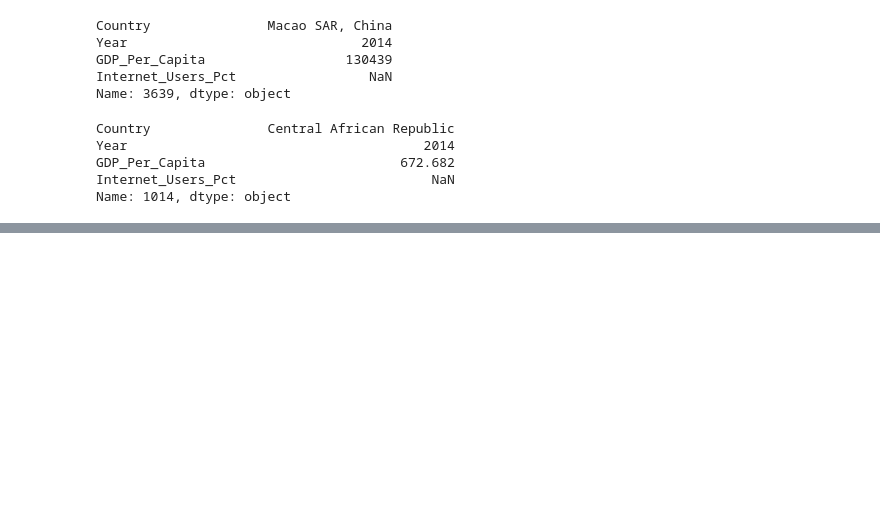
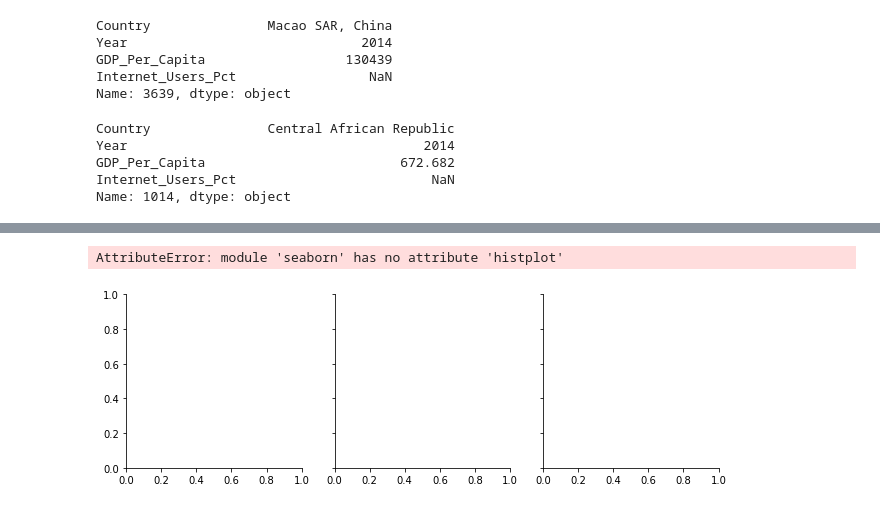
Before and after one commit to Jess-Morrison/UN_Data_Python-, a Jupyter notebook: notebooks/UN_DATA.ipynb, the cells around one changed output, grey strips where cells are left out. Cells and saved outputs as stored; diff of their text form; code cells hidden in the pictures; blank space fills up the shorter version.

```diff
--- a/notebooks/UN_DATA.ipynb
+++ b/notebooks/UN_DATA.ipynb
@@ -193,4 +193,4 @@ gdp_and_internet_use.tail(5)
 | 7703 | Virgin Islands (U.S.) | 1994 | NaN | 0.940645 |
 | 7704 | Virgin Islands (U.S.) | 1990 | NaN | 0.000000 |
 # %%
-gdp_and_internet_use.loc[gdp_and_internet_use['Year'] == 2004]
+subset_gdp_int=gdp_and_internet_use.loc[gdp_and_internet_use['Year'].isin([2004,2009,2014])]
@@ -353,0 +369,3 @@ AttributeError: 'set' object has no attribute 'plt'
+# %%
+top_5_internet=subset_gdp_int.loc[subset_gdp_int['Country'].isin(['Iceland','Bermuda'
+                                                'Norway','Denmark','Andorra'])]
@@ -353,0 +385,6 @@ AttributeError: 'set' object has no attribute 'plt'
+# %%
+tp_int_gdp=sns.FacetGrid(top_5_internet,col= 'Country')
+tp_int_gdp.map(sns.histplot, "Internet_Users_Pct")
+# %% [output]
+AttributeError: module 'seaborn' has no attribute 'histplot'
+[figure, added]
```
Also changed, not shown: parts of 14 cells of this notebook.
